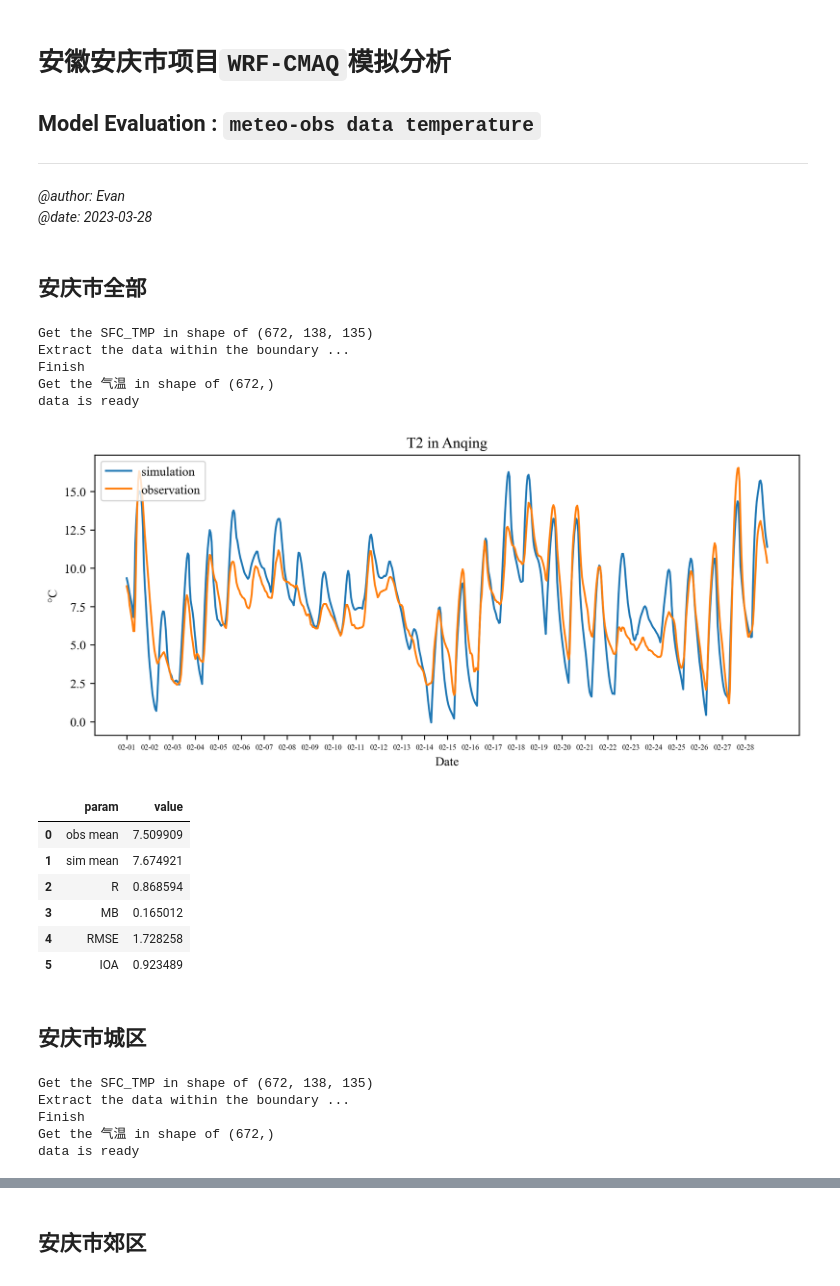
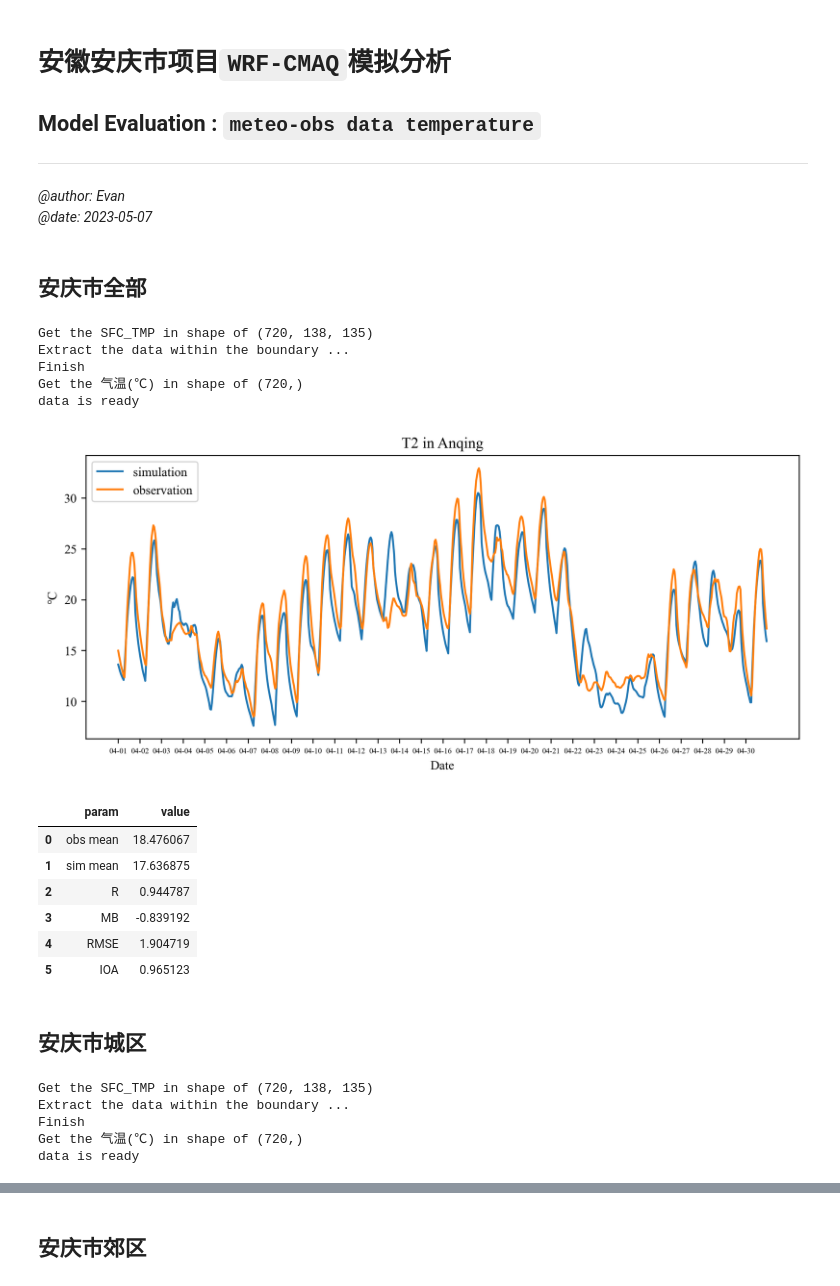
Before and after one commit to Iphisxu/Anqing, a Jupyter notebook: April/Data_evaluation/temp.ipynb, the cells around one changed output, grey strips where cells are left out. Saved outputs shown, nothing was run; the diff lists cells and outputs as text; code cells hidden in the pictures.

```diff
--- a/April/Data_evaluation/temp.ipynb
+++ b/April/Data_evaluation/temp.ipynb
@@ -4,7 +4,7 @@
 
 ---
 *@author: Evan*\
-*@date: 2023-03-28*
+*@date: 2023-05-07*
 # %%
 import ModelEvaLib as me
 
@@ -14,59 +14,59 @@ import matplotlib.pyplot as plt
 import warnings
 warnings.filterwarnings("ignore")
 # %%
-ncfile = 'F:/Data/case_anqing/compressed_met.nc'
+ncfile = 'F:/Data/case_anqing/April/April_met.nc'
 var = 'SFC_TMP'
-varch = '气温'
+varch = '气温(℃)'
 
 title = 'T2'
-units = '°C'
+units = '℃'
 # %% [markdown]
 ## 安庆市全部
 # %%
 shpfile = 'F:/Data/case_anqing/shapefile/Anqing/Anqing.shp'
-xlsfile = 'F:/Data/case_anqing/obs_202302_fromlzj/allsite.xlsx'
+xlsfile = 'F:/Data/case_anqing/April/obsdata/allsite.xlsx'
 
 df, sim, obs = me.get_var(ncfile,var,shpfile,xlsfile,varch)
 # %% [output]
-Get the SFC_TMP in shape of (672, 138, 135)
+Get the SFC_TMP in shape of (720, 138, 135)
 Extract the data within the boundary ...
 Finish
-Get the 气温 in shape of (672,)
+Get the 气温(℃) in shape of (720,)
 data is ready
 # %%
-start = '2023-02-01T00'
-end = '2023-02-28T23'
+start = '2023-04-01T00'
+end = '2023-04-30T23'
 
 ax = me.linechart(sim, obs, start, end)
 
 ax.legend(loc=2)
 ax.set_title(f'{title} in Anqing')
 ax.set_xlabel('Date')
 ax.set_ylabel(units)
 plt.show()
 # %% [output]
-[figure, old version]
+[figure, new version]
 # %%
 me.evaluation_frame(obs, sim, df)
 # %% [output]
 |  | param | value |
-| 0 | obs mean | 7.509909 |
-| 1 | sim mean | 7.674921 |
-| 2 | R | 0.868594 |
-| 3 | MB | 0.165012 |
-| 4 | RMSE | 1.728258 |
-| 5 | IOA | 0.923489 |
+| 0 | obs mean | 18.476067 |
+| 1 | sim mean | 17.636875 |
+| 2 | R | 0.944787 |
+| 3 | MB | -0.839192 |
+| 4 | RMSE | 1.904719 |
+| 5 | IOA | 0.965123 |
 # %% [markdown]
 ## 安庆市城区
 # %%
 shpfile = 'F:/Data/case_anqing/shapefile/Anqing_urban/urban.shp'
-xlsfile = 'F:/Data/case_anqing/obs_202302_fromlzj/urban.xlsx'
+xlsfile = 'F:/Data/case_anqing/April/obsdata/urban.xlsx'
 
 df, sim, obs = me.get_var(ncfile,var,shpfile,xlsfile,varch)
 # %% [output]
-Get the SFC_TMP in shape of (672, 138, 135)
+Get the SFC_TMP in shape of (720, 138, 135)
 Extract the data within the boundary ...
 Finish
-Get the 气温 in shape of (672,)
+Get the 气温(℃) in shape of (720,)
 data is ready
 # %%
```
Also changed, not shown: parts of 2 cells of this notebook, 3 other files.
